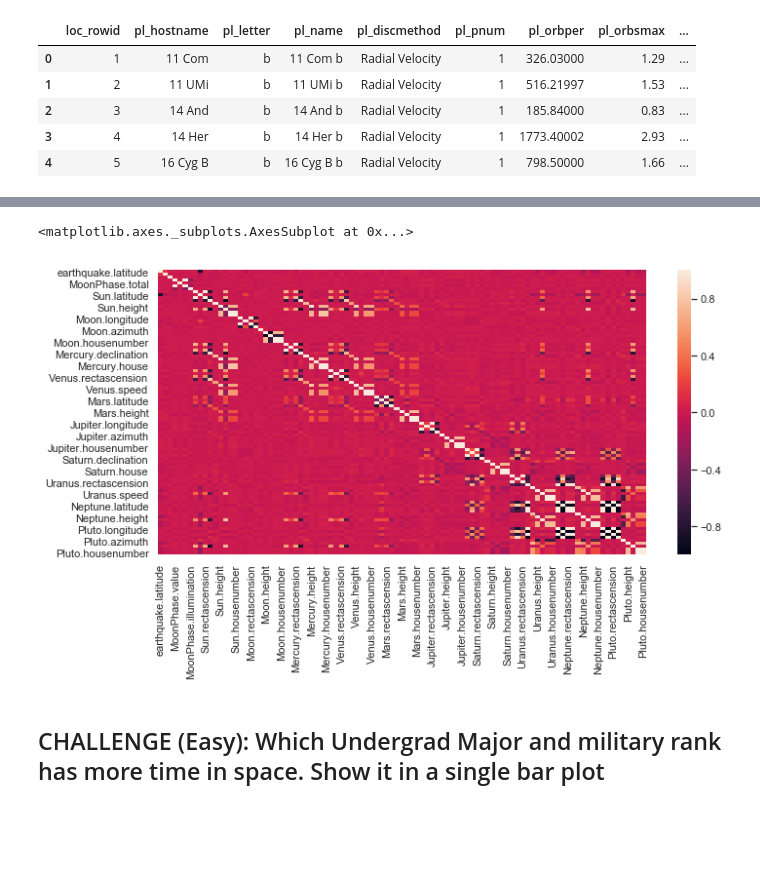
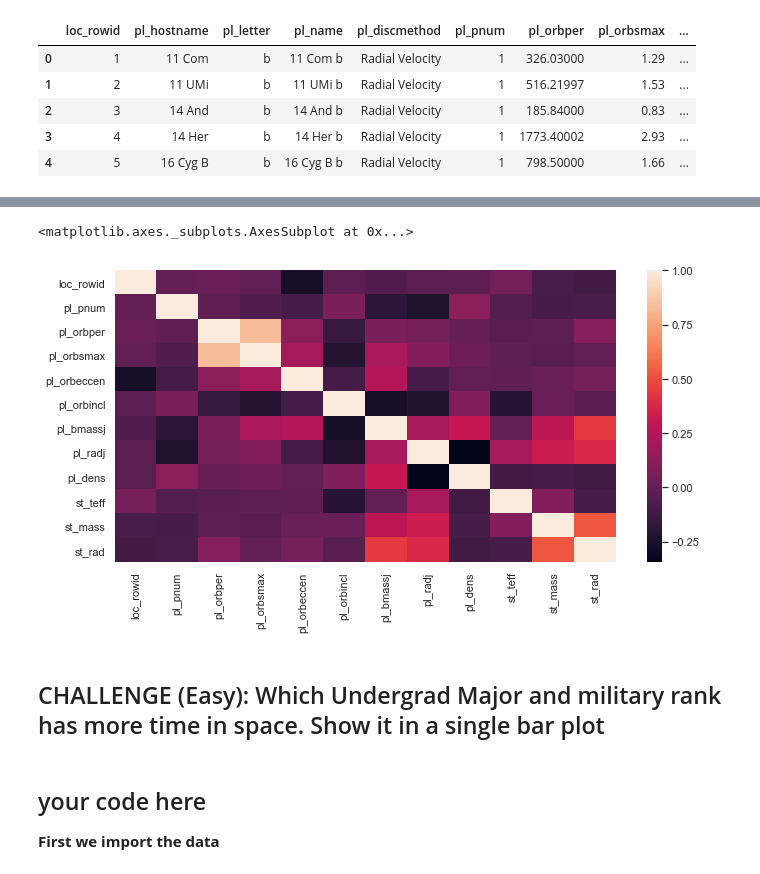
Before and after one commit to MrRutledge/Opendata_Hackathon, a Jupyter notebook: 2. Plotting.ipynb, the cells around one changed output, grey strips where cells are left out. Cells and saved outputs as stored; diff of their text form; code cells hidden in the pictures; blank space fills up the shorter version.

```diff
--- a/2. Plotting.ipynb
+++ b/2. Plotting.ipynb
@@ -185,8 +186,8 @@ Heatmaps help you visualize matrix-like data.
 # %% [markdown]
 Finally let's load the exoplanets data and calculate and visialize the correlation matrix.
 # %%
-df = pd.read_csv(os.path.join(data_directory, "exoplanets.csv"))
-df.head()
+df3 = pd.read_csv(os.path.join(data_directory, "exoplanets.csv"))
+df3.head()
 # %% [output]
 |  | loc_rowid | pl_hostname | pl_letter | pl_name | pl_discmethod | pl_pnum | pl_orbper | pl_orbsmax | ... |
 | 0 | 1 | 11 Com | b | 11 Com b | Radial Velocity | 1 | 326.03000 | 1.29 | ... |
@@ -207,11 +208,14 @@ sns.heatmap(corr)
 # %%
-corr = df2.corr()
+corr = df3.corr()
 
 # Heatmap
 plt.figure(figsize=(10,5))
 sns.heatmap(corr)
 # %% [output]
 <matplotlib.axes._subplots.AxesSubplot at 0x...>
-[figure, old version]
+[figure, new version]
 # %% [markdown]
 ## CHALLENGE (Easy):  Which Undergrad Major and military rank has more time in space. Show it in a single bar plot
+# %% [markdown]
+## your code here
+**First we import the data**
```
Also changed, not shown: parts of 35 cells of this notebook.
